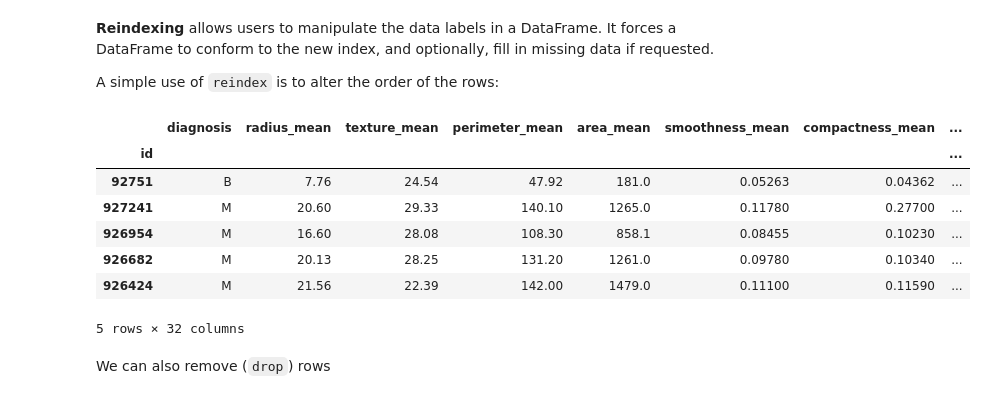
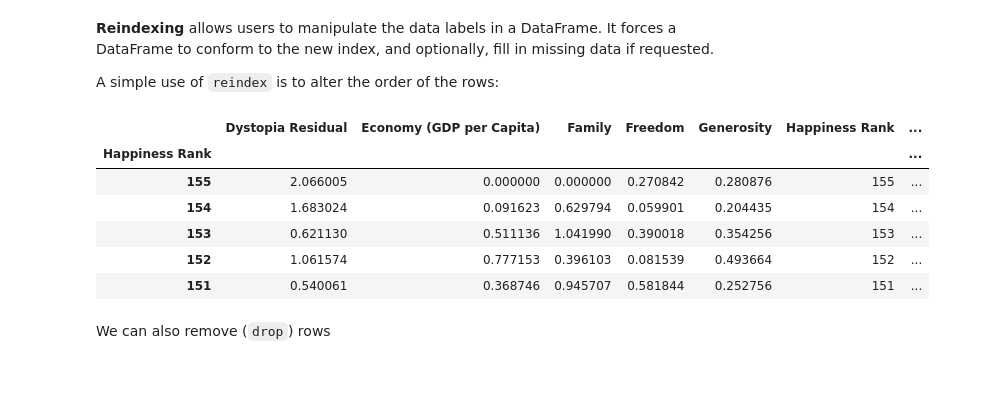
Before and after one commit to mohammadbashiri/MPI-python-workshop-march2019, a Jupyter notebook: Day3/Day3_session1_pandas.ipynb, the cells around one changed output. Saved outputs shown, nothing was run; the diff lists cells and outputs as text; code cells hidden in the pictures.

```diff
--- a/Day3/Day3_session1_pandas.ipynb
+++ b/Day3/Day3_session1_pandas.ipynb
@@ -258 +240,3 @@ df = pd.concat([df15, df16])
+# %%
+df = pd.read_csv("data/happiness17.csv", index_col=0)
 # %%
@@ -268,2 +263,0 @@ df.tail()
-# %%
-df.drop(columns='Region', inplace=True)
@@ -523,0 +433,3 @@ dd.head()
+# %%
+df['Trust (Government Corruption)'] = 0
+df.head()
@@ -530,18 +448,19 @@ dd.index = dd.radius_mean
+# %%
+df.index = df['Happiness Rank']
 # %% [markdown]
 **Reindexing** allows users to manipulate the data labels in a DataFrame. It forces a DataFrame to conform to the new index, and optionally, fill in missing data if requested.
 
 A simple use of `reindex` is to alter the order of the rows:
 # %%
-dd.reindex(dd.index[::-1].copy()).head()
+df.reindex(df.index[::-1].copy()).head()
 # %% [output]
-|  | diagnosis | radius_mean | texture_mean | perimeter_mean | area_mean | smoothness_mean | compactness_mean | ... |
-| id |  |  |  |  |  |  |  | ... |
-| 92751 | B | 7.76 | 24.54 | 47.92 | 181.0 | 0.05263 | 0.04362 | ... |
-| 927241 | M | 20.60 | 29.33 | 140.10 | 1265.0 | 0.11780 | 0.27700 | ... |
-| 926954 | M | 16.60 | 28.08 | 108.30 | 858.1 | 0.08455 | 0.10230 | ... |
-| 926682 | M | 20.13 | 28.25 | 131.20 | 1261.0 | 0.09780 | 0.10340 | ... |
-| 926424 | M | 21.56 | 22.39 | 142.00 | 1479.0 | 0.11100 | 0.11590 | ... |
+|  | Dystopia Residual | Economy (GDP per Capita) | Family | Freedom | Generosity | Happiness Rank | ... |
+| Happiness Rank |  |  |  |  |  |  | ... |
+| 155 | 2.066005 | 0.000000 | 0.000000 | 0.270842 | 0.280876 | 155 | ... |
+| 154 | 1.683024 | 0.091623 | 0.629794 | 0.059901 | 0.204435 | 154 | ... |
+| 153 | 0.621130 | 0.511136 | 1.041990 | 0.390018 | 0.354256 | 153 | ... |
+| 152 | 1.061574 | 0.777153 | 0.396103 | 0.081539 | 0.493664 | 152 | ... |
+| 151 | 0.540061 | 0.368746 | 0.945707 | 0.581844 | 0.252756 | 151 | ... |
-5 rows × 32 columns
 # %% [markdown]
 We can also remove (`drop`) rows
 # %%
```
Also changed, not shown: parts of 127 cells of this notebook, 23 other files.
